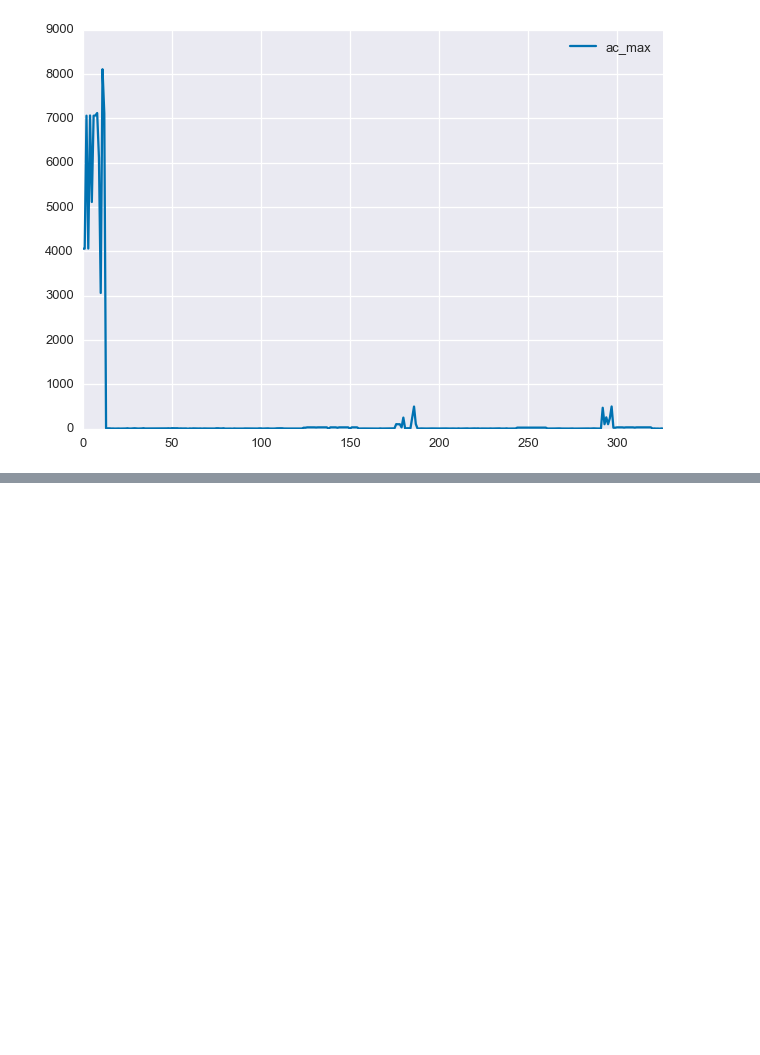
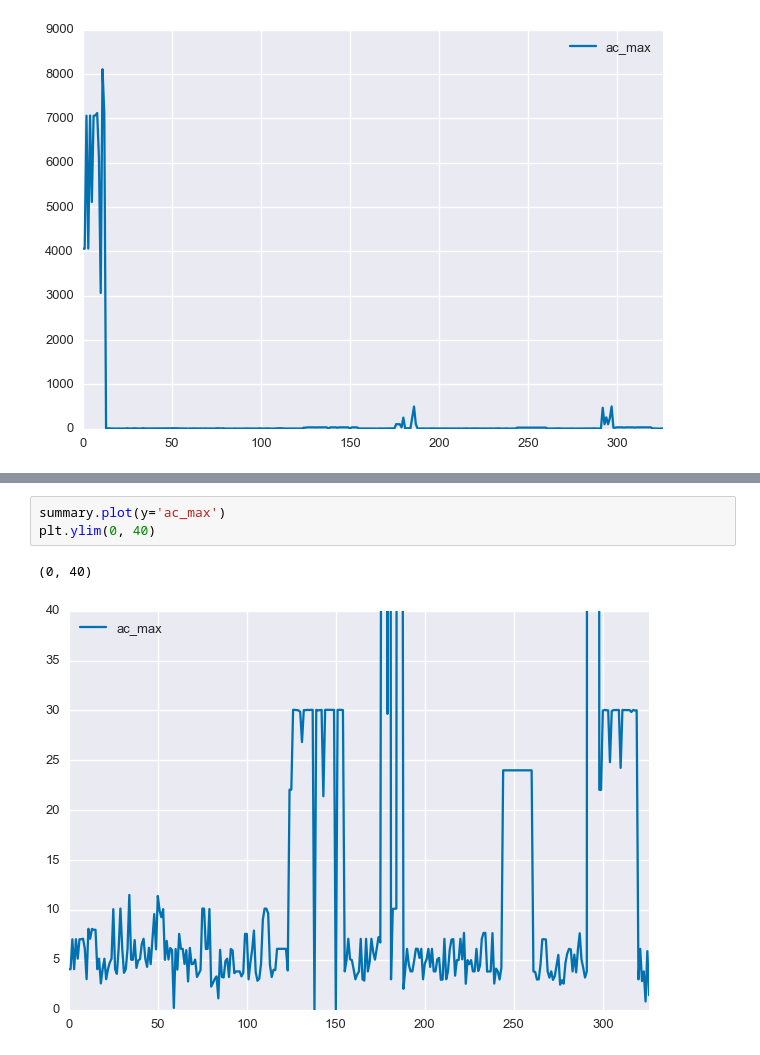
Before and after one commit to bmeyers/SolarForecasting, a Jupyter notebook: Summary_of_files.ipynb, the cells around one changed output, grey strips where cells are left out. Drawn from its saved outputs; the diff is of its cells as text; blank space fills up the shorter version.

```diff
--- a/Summary_of_files.ipynb
+++ b/Summary_of_files.ipynb
@@ -53,0 +66,6 @@ summary.plot(y='ac_max')
+# %%
+summary.plot(y='ac_max')
+plt.ylim(0, 40)
+# %% [output]
+(0, 40)
+[figure, added]
```
Also changed, not shown: parts of 3 cells of this notebook.
